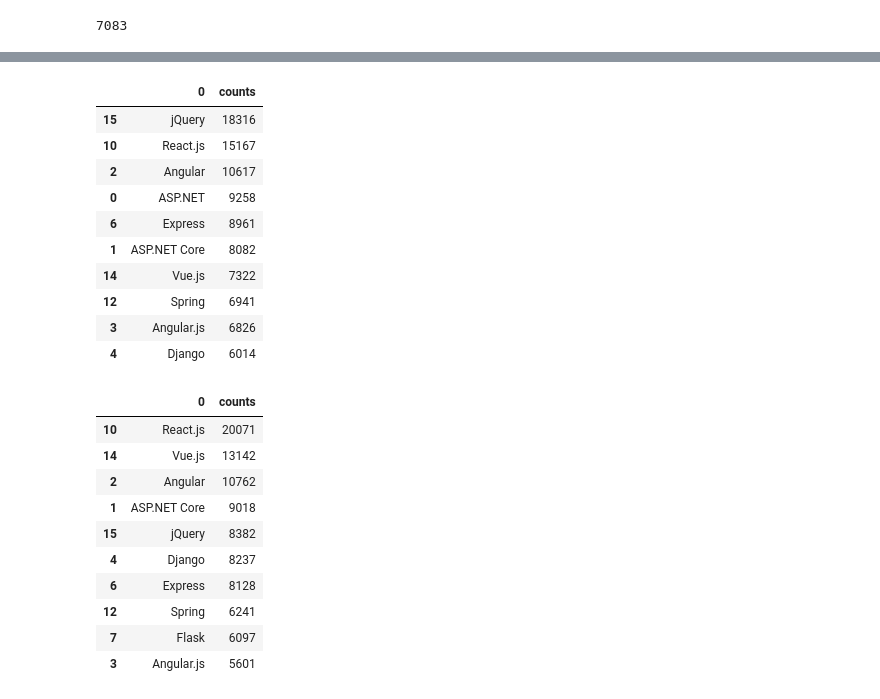
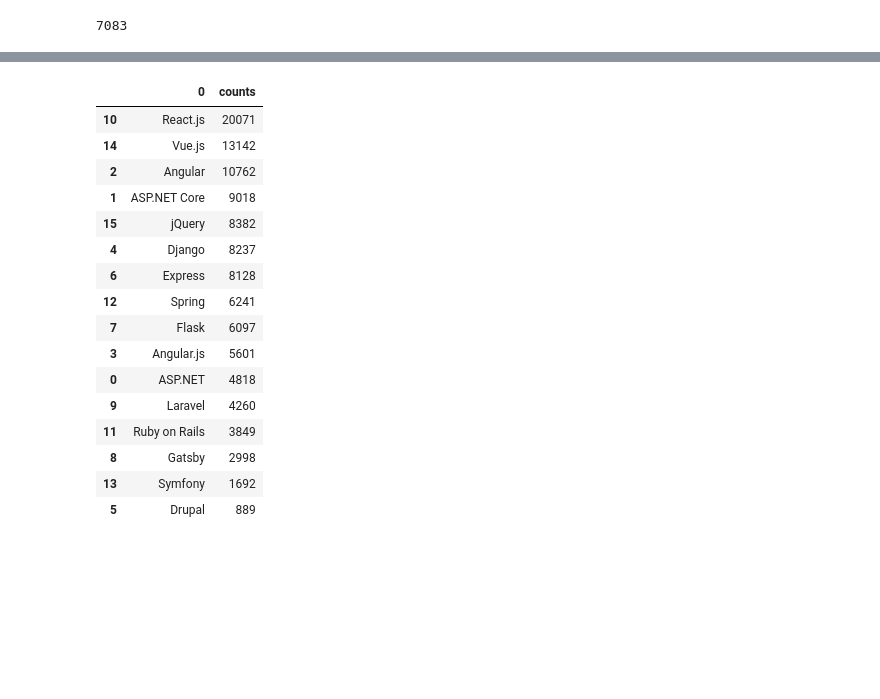
Before and after one commit to annetts/datascience, a Jupyter notebook: Data science blog post.ipynb, the cells around one changed output, grey strips where cells are left out. Saved outputs shown, nothing was run; the diff lists cells and outputs as text; code cells hidden in the pictures; blank space fills up the shorter version.

```diff
--- a/Data science blog post.ipynb
+++ b/Data science blog post.ipynb
@@ -74,45 +63,27 @@ languages_desirenext_result[:10]
+# %%
+# Find out what are LanguageDesireNextYear
+topTenLanguageDesireNextYear = getTenMostPopularByColumn('LanguageDesireNextYear')
+topTenLanguageDesireNextYear
+# %% [output]
+|  | 0 | counts |
+| 10 | React.js | 20071 |
+| 14 | Vue.js | 13142 |
+| 2 | Angular | 10762 |
+| 1 | ASP.NET Core | 9018 |
+| 15 | jQuery | 8382 |
+| 4 | Django | 8237 |
+| 6 | Express | 8128 |
+| 12 | Spring | 6241 |
+| 7 | Flask | 6097 |
+| 3 | Angular.js | 5601 |
+| 0 | ASP.NET | 4818 |
+| 9 | Laravel | 4260 |
+| 11 | Ruby on Rails | 3849 |
+| 8 | Gatsby | 2998 |
+| 13 | Symfony | 1692 |
+| 5 | Drupal | 889 |
 # %%
 # Prework with webframes
 framework = df[['Respondent', 'CompTotal', 'WebframeDesireNextYear', 'WebframeWorkedWith']]
 #framework = framework.dropna()
 framework = framework.reset_index(drop=True)
-# %%
-# Find out what are WebframeWorkedWith
-frame_workedwith_split = framework.WebframeWorkedWith.str.split(';').apply(pd.Series)
-frame_workedwith_split.index = framework.Respondent
-frame_workedwith_split = frame_workedwith_split.stack().reset_index('Respondent')
-frame_workedwith_result = frame_workedwith_split.groupby(0).size().reset_index(name='counts')
-frame_workedwith_result.sort_values(by=['counts'], inplace=True, ascending=False)
-frame_workedwith_result[:10]
-# %% [output]
-|  | 0 | counts |
-| 15 | jQuery | 18316 |
-| 10 | React.js | 15167 |
-| 2 | Angular | 10617 |
-| 0 | ASP.NET | 9258 |
-| 6 | Express | 8961 |
-| 1 | ASP.NET Core | 8082 |
-| 14 | Vue.js | 7322 |
-| 12 | Spring | 6941 |
-| 3 | Angular.js | 6826 |
-| 4 | Django | 6014 |
-# %%
-# Find out what are WebframeDesireNextYear
-frame_next_split = framework.WebframeDesireNextYear.str.split(';').apply(pd.Series)
-frame_next_split.index = framework.Respondent
-frame_next_split = frame_next_split.stack().reset_index('Respondent')
-frame_next_result = frame_next_split.groupby(0).size().reset_index(name='counts')
-frame_next_result.sort_values(by=['counts'], inplace=True, ascending=False)
-frame_next_result[:10]
-# %% [output]
-|  | 0 | counts |
-| 10 | React.js | 20071 |
-| 14 | Vue.js | 13142 |
-| 2 | Angular | 10762 |
-| 1 | ASP.NET Core | 9018 |
-| 15 | jQuery | 8382 |
-| 4 | Django | 8237 |
-| 6 | Express | 8128 |
-| 12 | Spring | 6241 |
-| 7 | Flask | 6097 |
-| 3 | Angular.js | 5601 |
```
Also changed, not shown: parts of 5 cells of this notebook.
